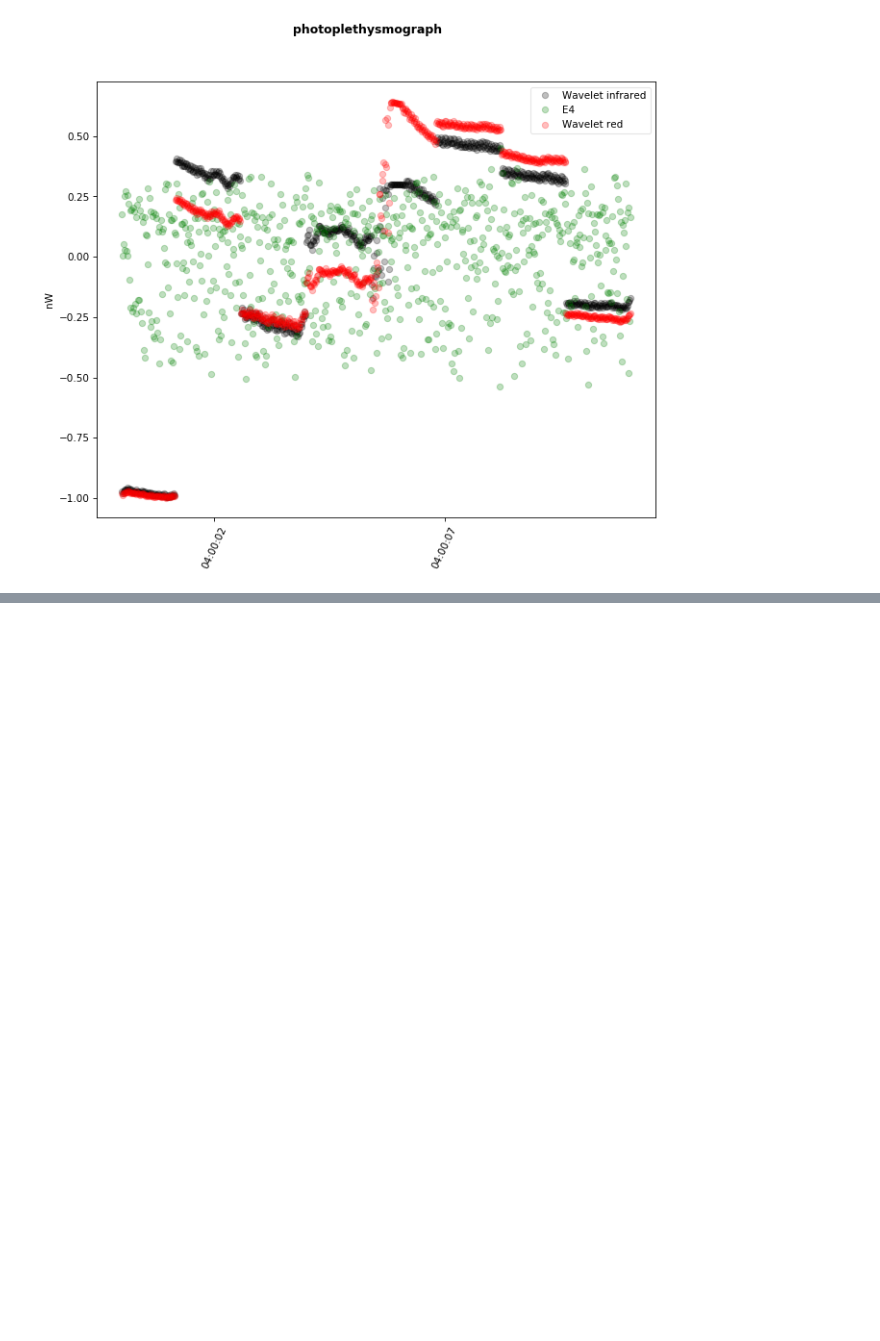
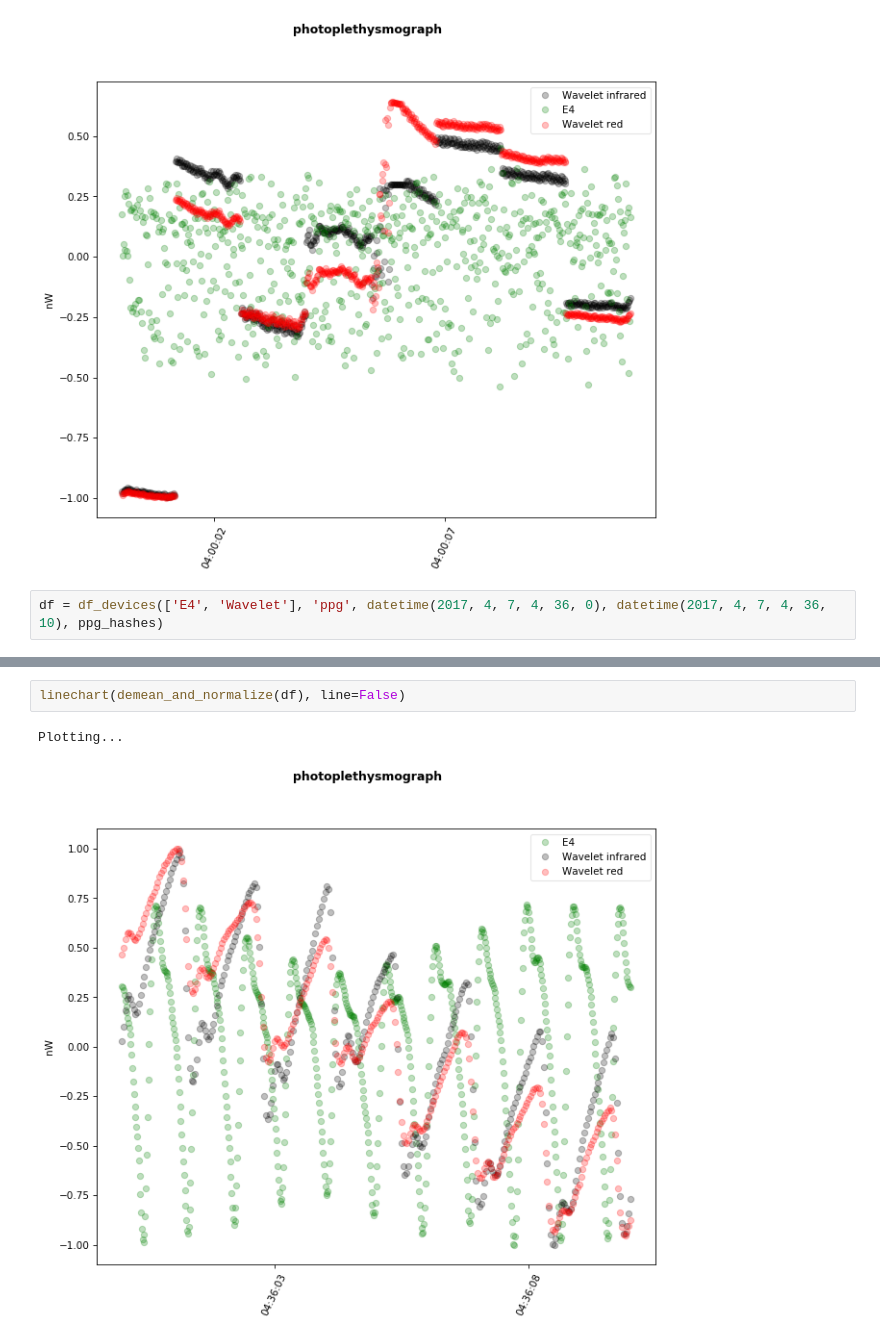
Before and after one commit to ChildMindInstitute/Healthy-Brain-Network-wearable-evaluation, a Jupyter notebook: ppg.ipynb, the cells around one changed output, grey strips where cells are left out. Saved outputs shown, nothing was run; the diff lists cells and outputs as text; blank space fills up the shorter version.

```diff
--- a/ppg.ipynb
+++ b/ppg.ipynb
@@ -122,3 +122,5 @@ linechart(shifted_df, line=False)
 # %% [output]
 Plotting...
 [figure]
+# %%
+df = df_devices(['E4', 'Wavelet'], 'ppg', datetime(2017, 4, 7, 4, 36, 0), datetime(2017, 4, 7, 4, 36, 10), ppg_hashes)
@@ -124,0 +155,5 @@ Plotting...
+# %%
+linechart(demean_and_normalize(df), line=False)
+# %% [output]
+Plotting...
+[figure, added]
```
Also changed, not shown: parts of 5 cells of this notebook.
